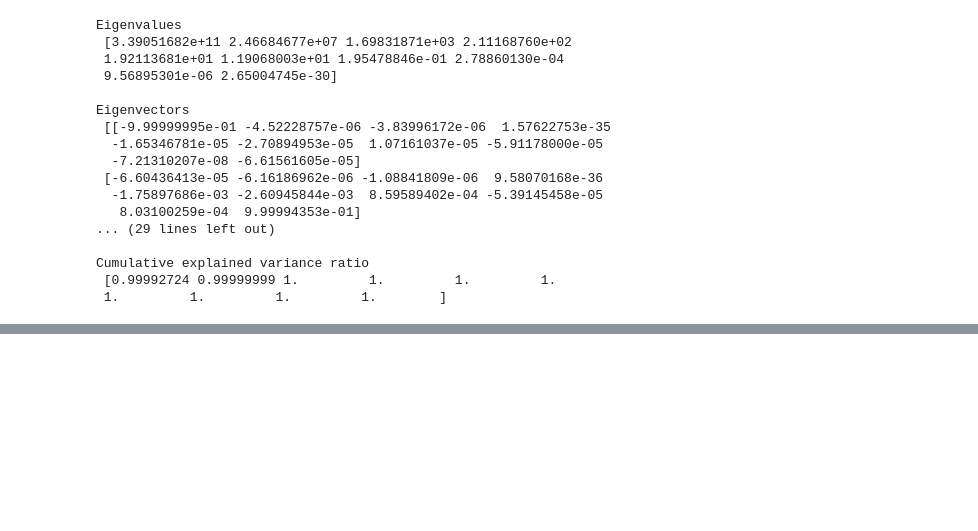
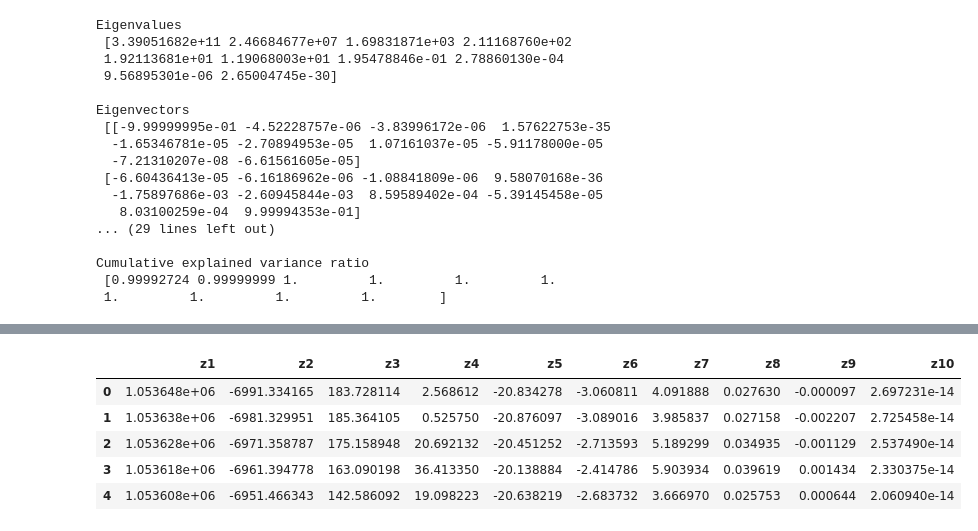
Before and after one commit to Cimap-dev/qda-project, a Jupyter notebook: pca.ipynb, the cells around one changed output, grey strips where cells are left out. Cells and saved outputs as stored; diff of their text form; code cells hidden in the pictures; blank space fills up the shorter version.

```diff
--- a/pca.ipynb
+++ b/pca.ipynb
@@ -97,0 +110,14 @@ plt.show()
+# %%
+# Compute the scores
+scores = pca_std.transform(data_std)
+# create a dataframe with the scores
+scores_df = pd.DataFrame(scores, columns = ['z1', 'z2', 'z3', 'z4', 'z5', 'z6', 'z7', 'z8', 'z9', 'z10'])
+# Print the first rows of the scores dataframe
+scores_df.head()
+# %% [output]
+|  | z1 | z2 | z3 | z4 | z5 | z6 | z7 | z8 | z9 | z10 |
+| 0 | 1.053648e+06 | -6991.334165 | 183.728114 | 2.568612 | -20.834278 | -3.060811 | 4.091888 | 0.027630 | -0.000097 | 2.697231e-14 |
+| 1 | 1.053638e+06 | -6981.329951 | 185.364105 | 0.525750 | -20.876097 | -3.089016 | 3.985837 | 0.027158 | -0.002207 | 2.725458e-14 |
+| 2 | 1.053628e+06 | -6971.358787 | 175.158948 | 20.692132 | -20.451252 | -2.713593 | 5.189299 | 0.034935 | -0.001129 | 2.537490e-14 |
+| 3 | 1.053618e+06 | -6961.394778 | 163.090198 | 36.413350 | -20.138884 | -2.414786 | 5.903934 | 0.039619 | 0.001434 | 2.330375e-14 |
+| 4 | 1.053608e+06 | -6951.466343 | 142.586092 | 19.098223 | -20.638219 | -2.683732 | 3.666970 | 0.025753 | 0.000644 | 2.060940e-14 |
```
Also changed, not shown: parts of 3 cells of this notebook.
